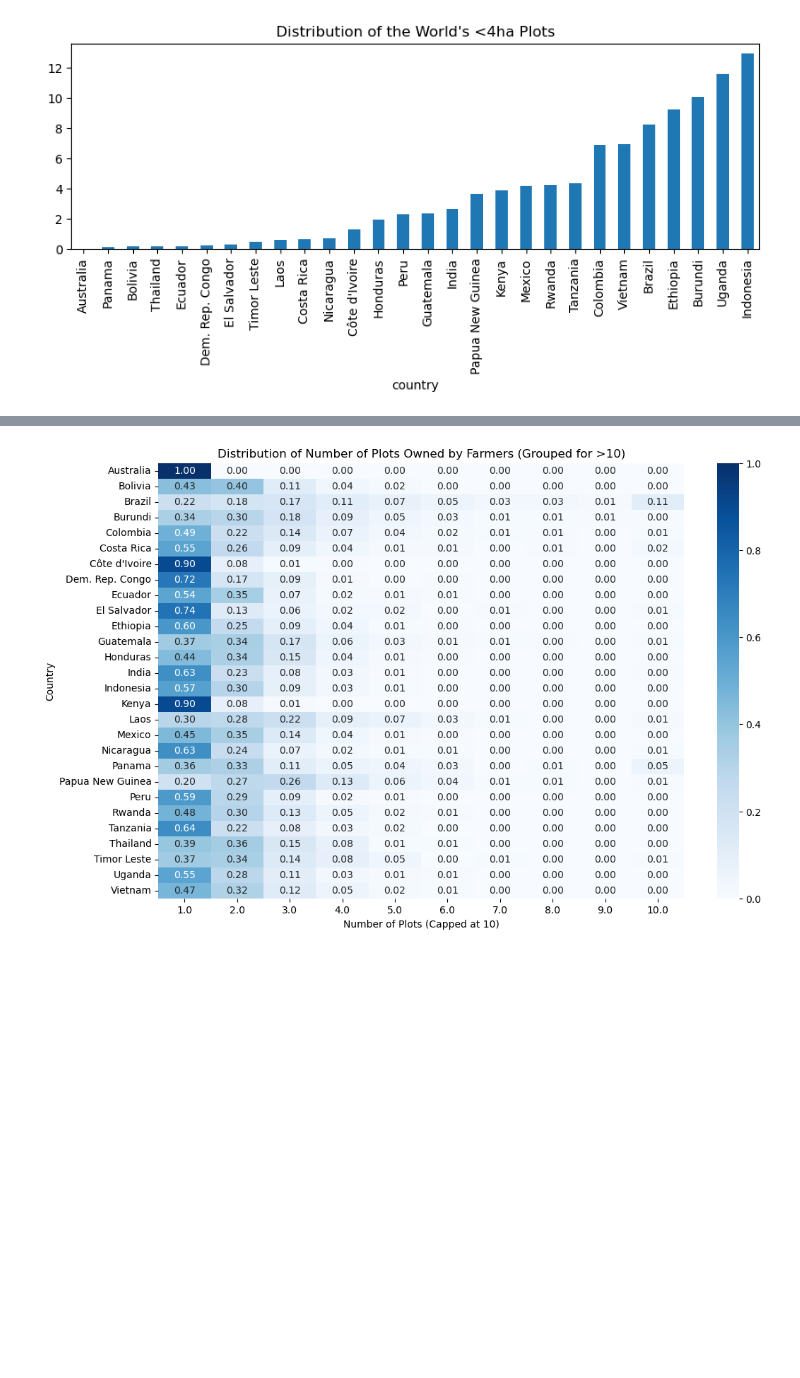
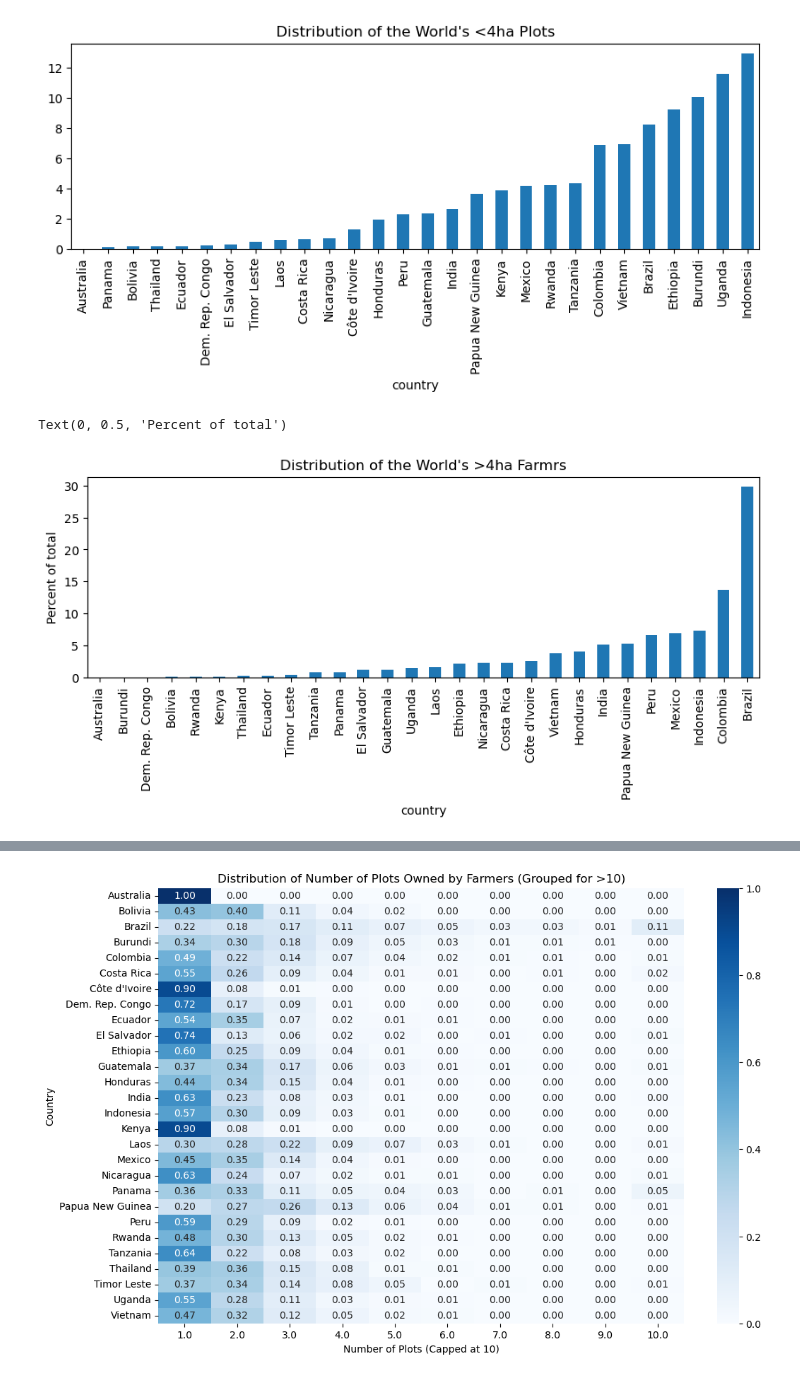
Before and after one commit to ccerv1/supply-chain-simulator, a Jupyter notebook: calibration_models/plot_farmsize_distribution.ipynb, the cells around one changed output, grey strips where cells are left out. Cells and saved outputs as stored; diff of their text form; code cells hidden in the pictures; blank space fills up the shorter version.

Commit message:
add additional charts

```diff
--- a/calibration_models/plot_farmsize_distribution.ipynb
+++ b/calibration_models/plot_farmsize_distribution.ipynb
@@ -120,3 +121,26 @@ plt.figure(figsize=(10, 3))
 # %% [output]
 <Axes: title={'center': "Distribution of the World's <4ha Plots"}, xlabel='country'>
 [figure]
+# %%
+country_farm_size_estimates = df.pivot_table(
+    index='country',
+    columns='above_4ha',
+    values='count',
+    aggfunc='sum',
+    fill_value=0
+)
+country_farm_size_estimates.columns = ['below_4ha', 'above_4ha']
+country_farm_size_estimates['total'] = country_farm_size_estimates['below_4ha'] + country_farm_size_estimates['above_4ha']
+# %%
+plt.figure(figsize=(10, 3))
+(
+    (
+        country_farm_size_estimates['above_4ha']
+        / country_farm_size_estimates['above_4ha'].sum() * 100
+    ).sort_values()
+    .plot(kind='bar', title="Distribution of the World's >4ha Farmrs")
+)
+plt.ylabel("Percent of total")
+# %% [output]
+Text(0, 0.5, 'Percent of total')
+[figure, added]
```
Also changed, not shown: parts of 3 cells of this notebook.
